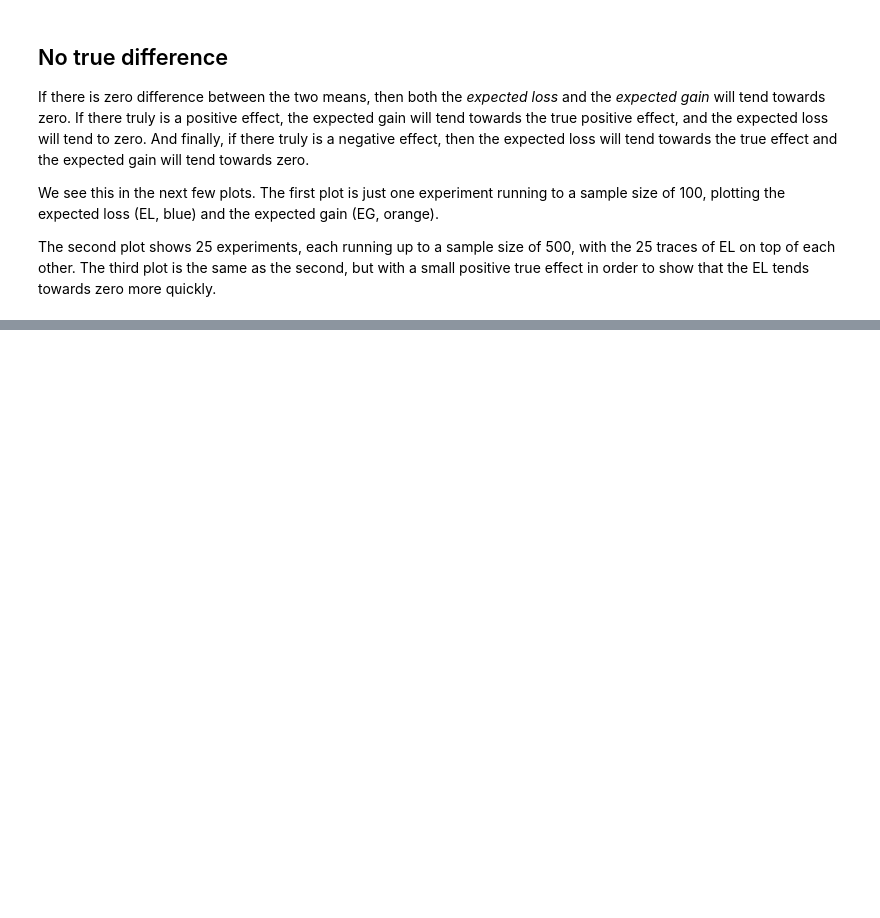
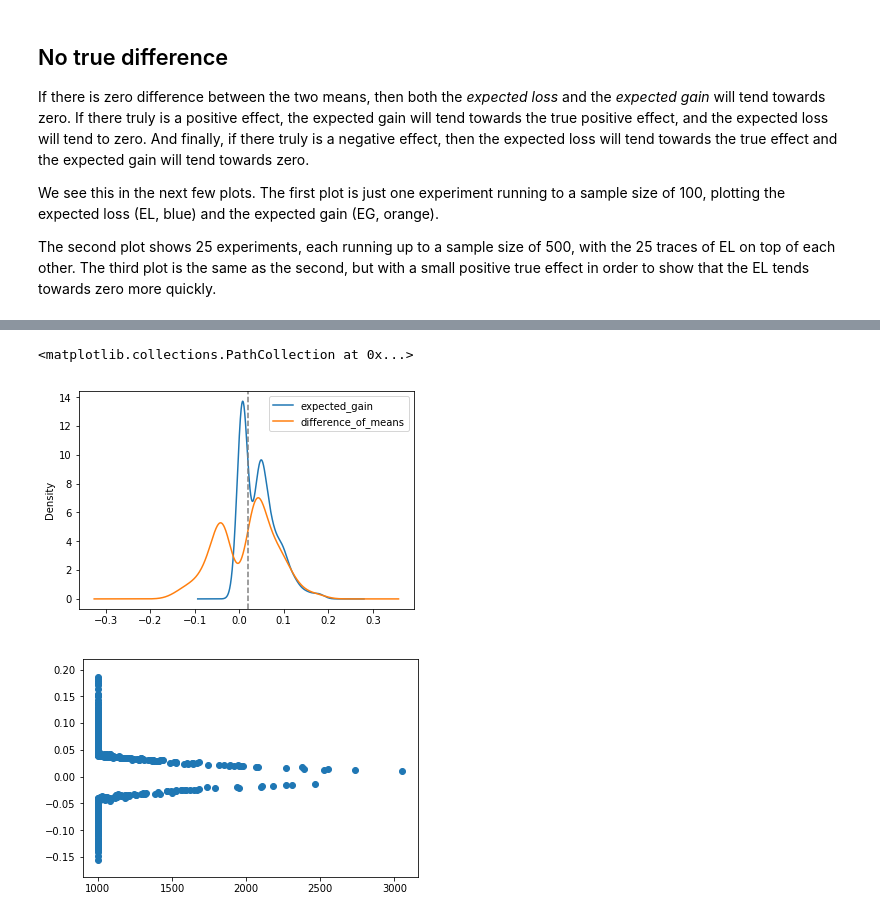
Before and after one commit to aaronmcdaid/bayesian.risk, a Jupyter notebook: notebooks/Expected Loss, and behaviour under early stopping.ipynb, the cells around one changed output, grey strips where cells are left out. Saved outputs shown, nothing was run; the diff lists cells and outputs as text; code cells hidden in the pictures; blank space fills up the shorter version.

Commit message:
Running simulations, but it shows some extreme results. May be time to try a prior

```diff
--- a/notebooks/Expected Loss, and behaviour under early stopping.ipynb
+++ b/notebooks/Expected Loss, and behaviour under early stopping.ipynb
@@ -68,0 +95,35 @@ for seed in range(25):
+# %%
+def simulate_to_the_threshold(runs, true_difference, true_stdev, threshold_of_caring):
+    # Always a minimum sample size of 1000
+    stopping_condition = """total_sample_size > 1000 \
+                            & ( expected_loss > -{threshold_of_caring} \
+                              | expected_gain <  {threshold_of_caring} \
+                              )
+                            """.format(**locals())
+    many_runs = []
+    for _ in range(runs):
+        sim = simple_dataframe_with_all_stats(
+            weights = [0.5, 0.5],
+            # the absolute value of the means doesn't matter, just the difference between them
+            means = [7, 7+true_difference],
+            stdevs = [true_stdev, true_stdev],
+            condition = stopping_condition)
+        # sim.iloc[[-1]] describes the final state of the simulation
+        many_runs.append(sim.iloc[[-1]])
+    # concatenate the results, one row per simulation, and extract the interesting columns
+    return pd.concat(many_runs).reset_index(drop=True)[['total_sample_size', 'expected_loss', 'expected_gain', 'difference_of_means']]
+# %%
+true_difference = 0.02
+many_sims = simulate_to_the_threshold(runs = 500,
+                          true_difference = true_difference,
+                          true_stdev=1,
+                          threshold_of_caring = 0.01)
+many_sims[['expected_gain', 'difference_of_means']].plot.kde()
+plt.gca().axvline(x=true_difference, color='grey', linestyle='--');
+
+plt.figure()
+plt.scatter(many_sims.total_sample_size, many_sims.difference_of_means)
+# %% [output]
+<matplotlib.collections.PathCollection at 0x...>
+[figure, added]
+[figure, added]
```
Also changed, not shown: parts of 9 cells of this notebook.
